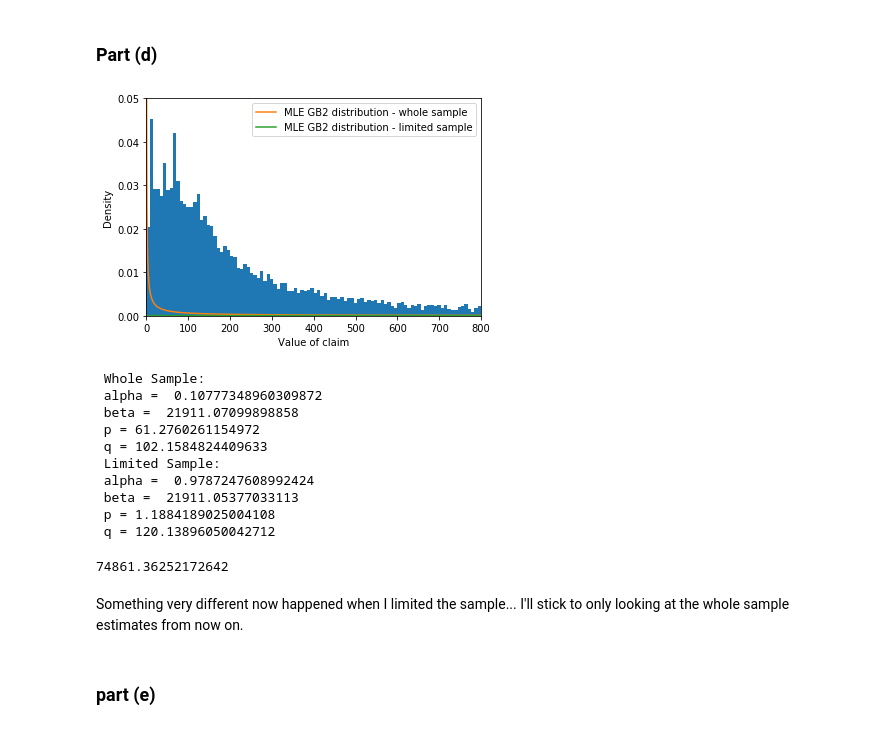
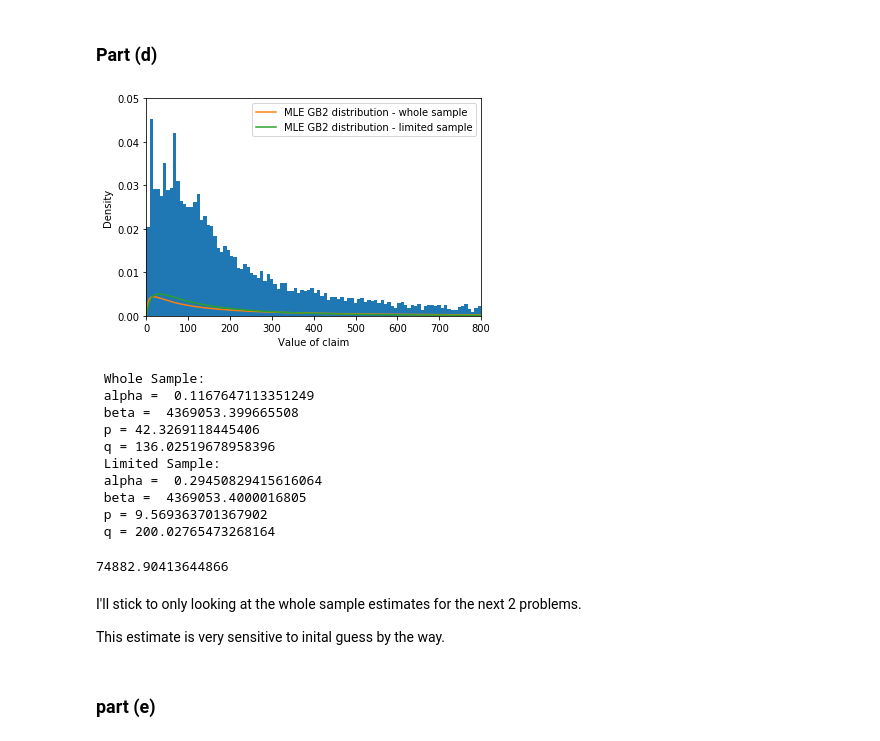
Before and after one commit to mattdbrown17/BootCamp2018, a Jupyter notebook: ProbSets/Econ/ProbSet5/Structural Estimation PSet.ipynb, the cells around one changed output. Drawn from its saved outputs; the diff is of its cells as text; code cells hidden in the pictures.

```diff
--- a/ProbSets/Econ/ProbSet5/Structural Estimation PSet.ipynb
+++ b/ProbSets/Econ/ProbSet5/Structural Estimation PSet.ipynb
@@ -197,7 +198,7 @@ claimslimited = claims[claims<800]
 
 #Define a function for the gamma distribution
 def GB2pdf(x, alpha, beta, p, q):
-    pdfval = alpha*x**(alpha*p-1) / (beta**(alpha*p)
+    pdfval = alpha*x**(alpha*p-1) / (beta**(alpha*p) \
              *scipy.special.beta(p, q)*(1+(x/beta)**alpha)**(p+q))
     return pdfval
 
@@ -212,15 +213,15 @@ def crit1d(params, args):
     #Get log-likelihood
     pdfval = GB2pdf(X, alpha, beta, p, q)
     log_pdf_val = np.log(pdfval)
-    sum_log_pdf_val = np.sum(log_pdf_val)
+    sum_log_pdf_val = log_pdf_val.sum()
     neg_sum_log_pdf_val = - sum_log_pdf_val
     return neg_sum_log_pdf_val
 
-#Grab initial guess
-beta0 = np.var(claims)/np.mean(claims)
-alpha0 = np.mean(claims)/beta0
-p0 = 1
-q0 = 1
+#Grab initial guess (using earlier vals)
+beta0 = 21911 * 200 / (1/.997)
+alpha0= .9977
+p0 = .22175/21911
+q0 = 200
 
 guess = [alpha0, beta0, p0, q0]
 
@@ -234,49 +235,55 @@ alphalimited, betalimited, plimited, qlimited = limitedresults.x
 
 #define xgrid
 xgrid = np.linspace(0.01, 800, 1000)
 
 #put results into plottable grid.
-resultsgrid = GApdf(xgrid, alpha, beta)
-limitedresultsgrid = GApdf(xgrid, alphalimited, betalimited)
+resultsgrid = GB2pdf(xgrid, alpha, beta, p, q)
+limitedresultsgrid = GB2pdf(xgrid, alphalimited, betalimited, plimited, qlimited)
+
+#limitedresultsgrid = GB2pdf(xgrid, .1, 4450000, 51, 150)
+
+
 
 #Plot
 plt.hist(claims[claims<800], weights = weightslimited, bins= 100)
 plt.plot(xgrid, resultsgrid, label = "MLE GB2 distribution - whole sample")
 plt.plot(xgrid, limitedresultsgrid, label = "MLE GB2 distribution - limited sample")
 plt.xlim(0, 800)
 plt.ylim(0, .05)
 plt.xlabel("Value of claim")
 plt.ylabel("Density")
 plt.legend()
 plt.show()
 
 #Report Results
 print(" Whole Sample: \n",
        "alpha = ", alpha, \
        "\n beta = ", beta, \
        "\n p =", p, \
        "\n q =", q, \
        "\n Limited Sample: \n",
        "alpha = ", alphalimited, \
        "\n beta = ", betalimited,
        "\n p =", plimited, \
        "\n q =", qlimited )
 GB2err
 # %% [output]
-[figure, old version]
+[figure, new version]
  Whole Sample:
- alpha =  0.10777348960309872
- beta =  21911.07099898858
- p = 61.2760261154972
- q = 102.1584824409633
+ alpha =  0.1167647113351249
+ beta =  4369053.399665508
+ p = 42.3269118445406
+ q = 136.02519678958396
  Limited Sample:
- alpha =  0.9787247608992424
- beta =  21911.05377033113
- p = 1.1884189025004108
- q = 120.13896050042712
+ alpha =  0.29450829415616064
+ beta =  4369053.4000016805
+ p = 9.569363701367902
+ q = 200.02765473268164
-74861.36252172642
+74882.90413644866
-# %% [markdown]
-Something very different now happened when I limited the sample... I'll stick to only looking at the whole sample estimates from now on.
+# %% [markdown]
+I'll stick to only looking at the whole sample estimates for the next 2 problems.
+
+This estimate is very sensitive to inital guess by the way.
 # %% [markdown]
 ### part (e)
 # %%
```
Also changed, not shown: parts of 22 cells of this notebook, 2 other files.
